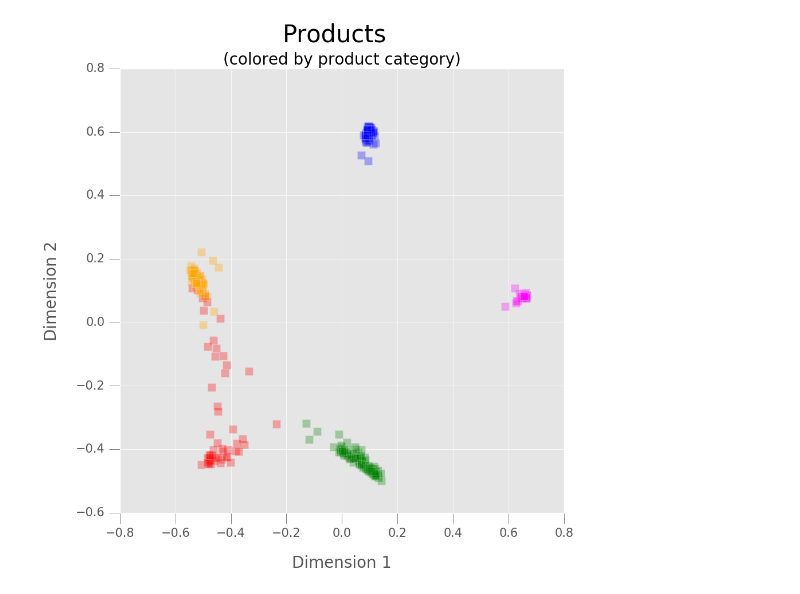
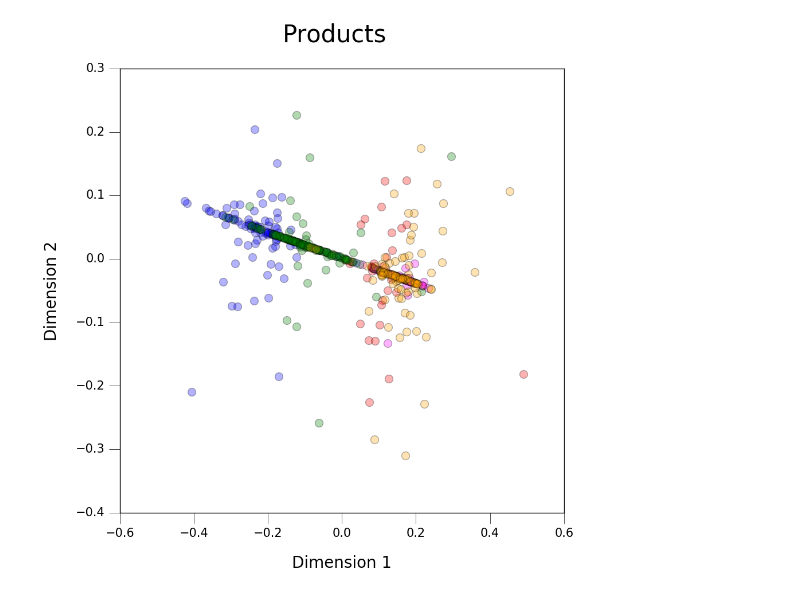
Before and after one commit to cbtolson/MakeUpMatch, a Jupyter notebook: Models/processReviews.ipynb, the cells around one changed output. Saved outputs shown, nothing was run; the diff lists cells and outputs as text; code cells hidden in the pictures.

```diff
--- a/Models/processReviews.ipynb
+++ b/Models/processReviews.ipynb
@@ -14,7 +14,6 @@ import matplotlib
 import matplotlib.pyplot as plt
 import matplotlib as mpl
 from sklearn.manifold import MDS
-matplotlib.style.use('ggplot')
 # %%
 #connect to mysql
 cnx = mysql.connector.connect(host='152.19.68.141', user='ctolson', password='ilaYOU5!', database='sephora_cosmetics')
@@ -93,13 +92,13 @@ tfidf = models.TfidfModel(model_corpus)
 model_corpus = tfidf[model_corpus]
 
 #lda model
-#lda = models.ldamodel.LdaModel(model_corpus, num_topics=5, id2word = dictionary, passes=20)
-#model_corpus = lda[model_corpus]
+lda = models.ldamodel.LdaModel(model_corpus, num_topics=20, id2word = dictionary, passes=20)
+model_corpus = lda[model_corpus]
 
 #lsi model
-lsi = models.LsiModel(model_corpus, num_topics=5, id2word=dictionary)
-model_corpus = lsi[model_corpus]
-num=100
+#lsi = models.LsiModel(model_corpus, num_topics=5, id2word=dictionary)
+#model_corpus = lsi[model_corpus]
+#num=100
 
 #get cosine similarity
 index = similarities.MatrixSimilarity(model_corpus, num_features=num)
@@ -124,31 +123,30 @@ fl.close()
 # %%
 #read in data
 d = []
 for sims in index:
     d.append([float("{0:.2f}".format(1-x)) for x in sims])
 
 #multi-dimensional scaling
 mds = MDS(n_components=2, dissimilarity="precomputed", random_state=1)
 pos = mds.fit_transform(d)
 xs, ys = pos[:, 0], pos[:, 1]
 
 #color by cluster
 color = search_topics = ['red','blue','green','orange','magenta']
 typeclass, typeind = np.unique(types, return_inverse=True)
 
 #plot MDS
 fig, ax = plt.subplots(figsize=(10,10))
 for i in range(0, len(xs)):
     col = color[typeind[i]]
-    scatter = ax.scatter(np.array(xs[i]), np.array(ys[i]), c=col, s=100, alpha=0.3, marker='s')
+    scatter = ax.scatter(np.array(xs[i]), np.array(ys[i]), c=col, s=100, alpha=0.3)
 
 plt.xlabel('Dimension 1', fontsize=20, labelpad=20)
 plt.ylabel('Dimension 2', fontsize=20, labelpad=20)
 plt.suptitle('Products', fontsize=30)
-plt.title('(colored by product category)', fontsize=20)
 plt.tick_params(labelsize=15, length=14, direction='out', pad=15, top='off', right='off')
 
 #show figure
 plt.show()
 # %% [output]
-[figure, old version]
+[figure, new version]
```
Also changed, not shown: parts of 1 cell of this notebook, 5 other files.
